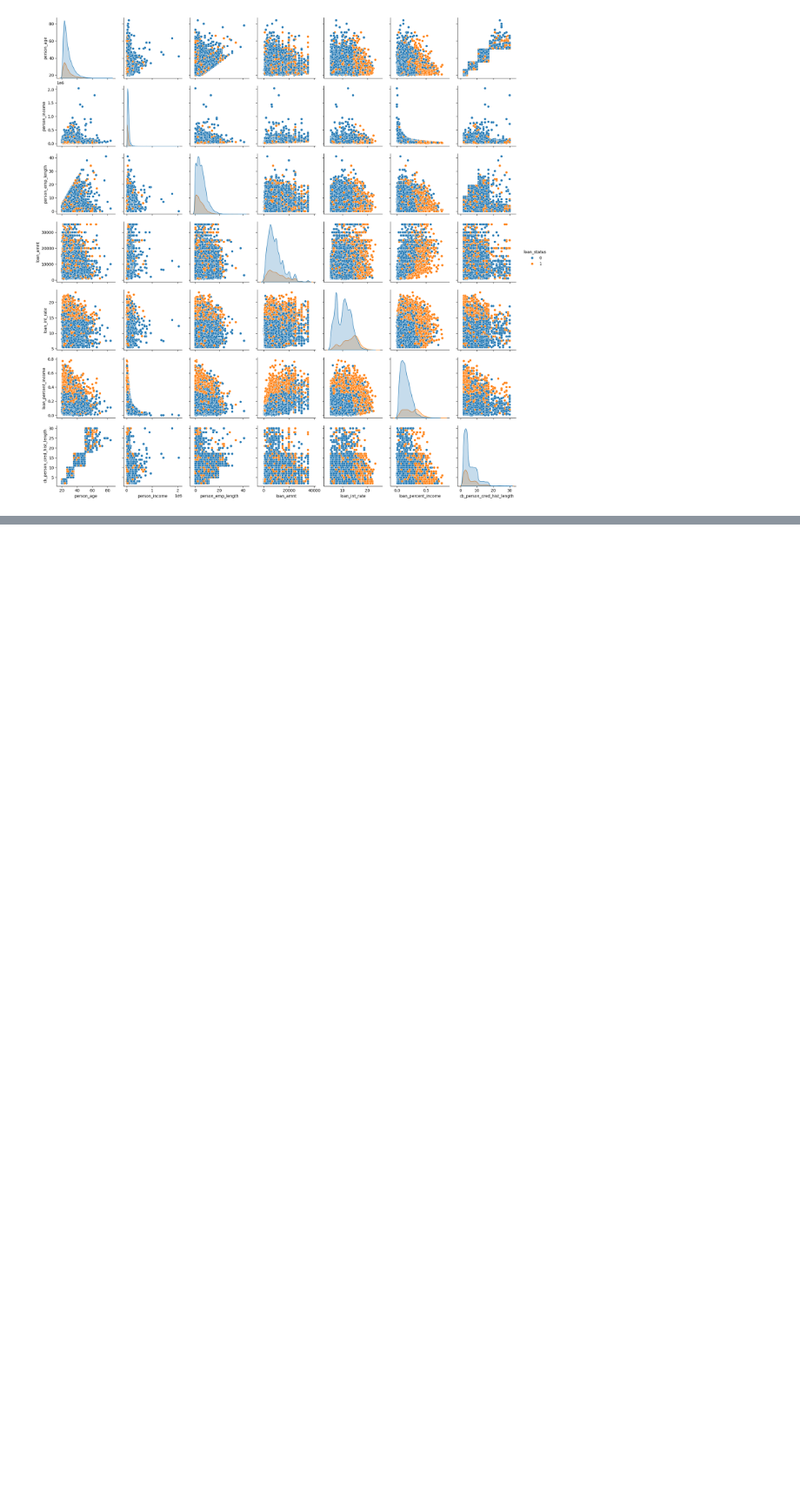
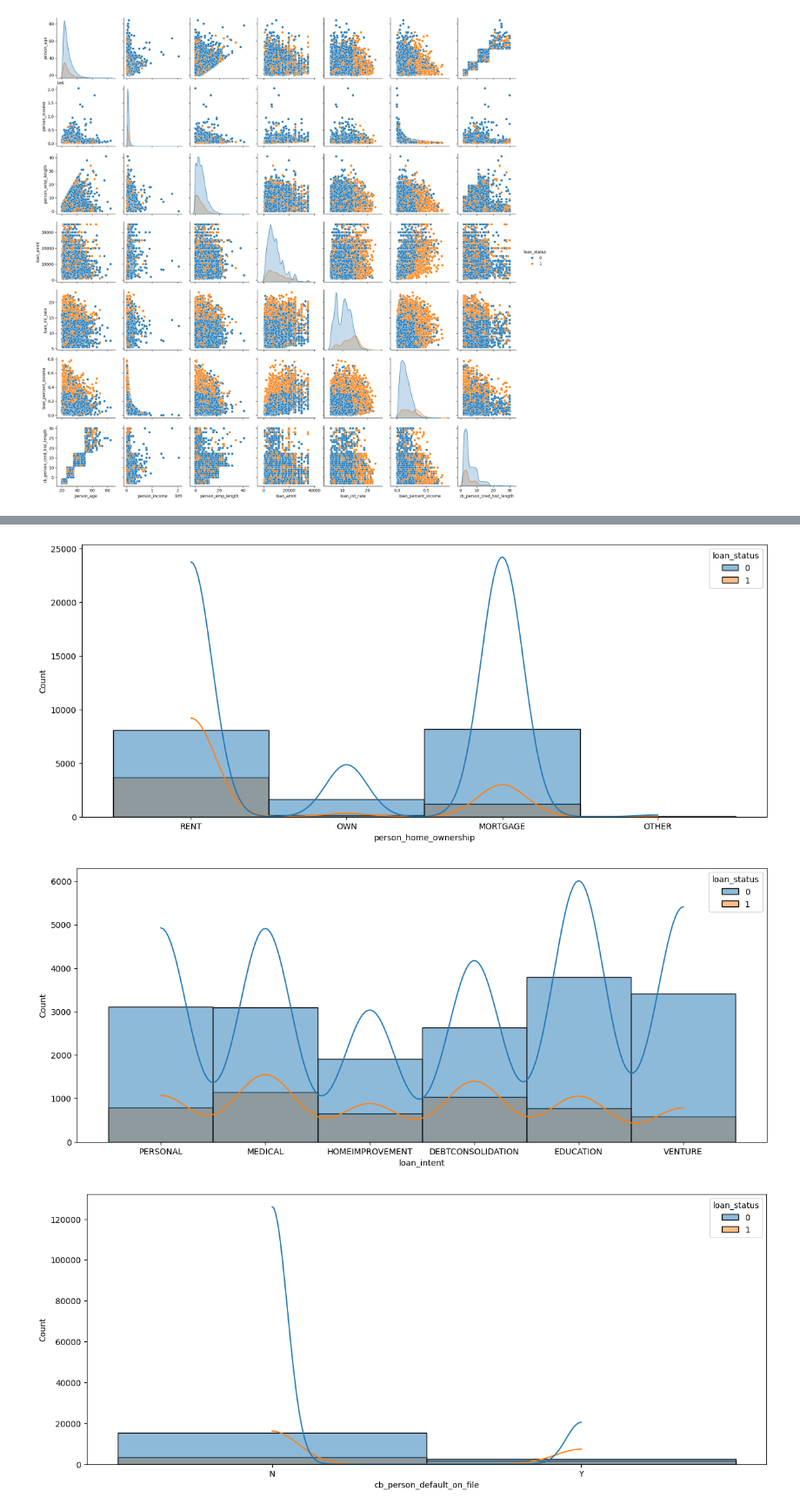
Before and after one commit to VictorMDSS/Machine_Learning_Project_Victor_Manuel_De_Sousa_Sanchez, a Jupyter notebook: clasificador_binario/credit_risk_clasification.ipynb, the cells around one changed output, grey strips where cells are left out. Shown at 87% size. Saved outputs shown, nothing was run; the diff lists cells and outputs as text; code cells hidden in the pictures; blank space fills up the shorter version.

```diff
--- a/clasificador_binario/credit_risk_clasification.ipynb
+++ b/clasificador_binario/credit_risk_clasification.ipynb
@@ -281,0 +318,10 @@ plt.show();
+# %%
+for i in features_cat:
+    plt.figure(figsize=(15,6))
+    sns.histplot(data= train_set, x= i, hue= target, kde= True)
+
+    plt.show();
+# %% [output]
+[figure, added]
+[figure, added]
+[figure, added]
```
Also changed, not shown: parts of 16 cells of this notebook, 1 other file.
